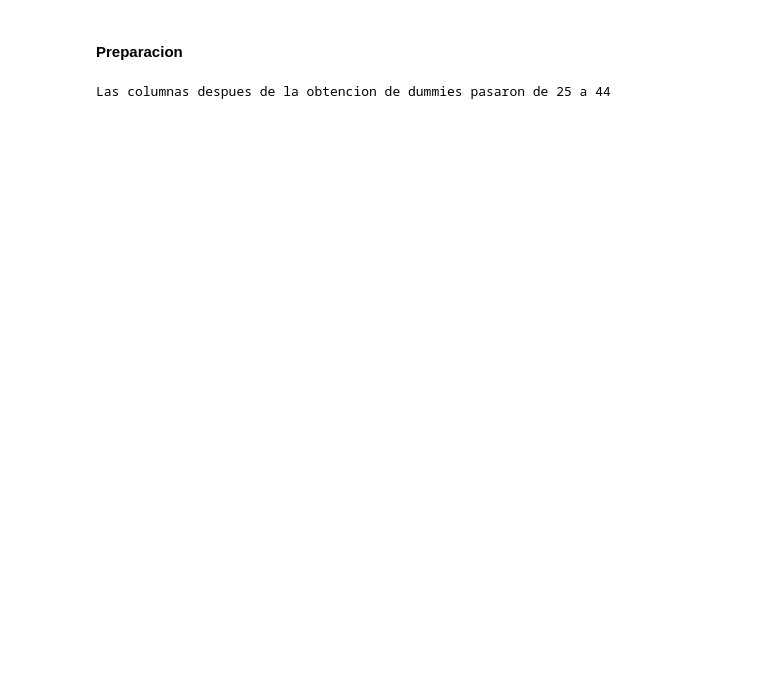
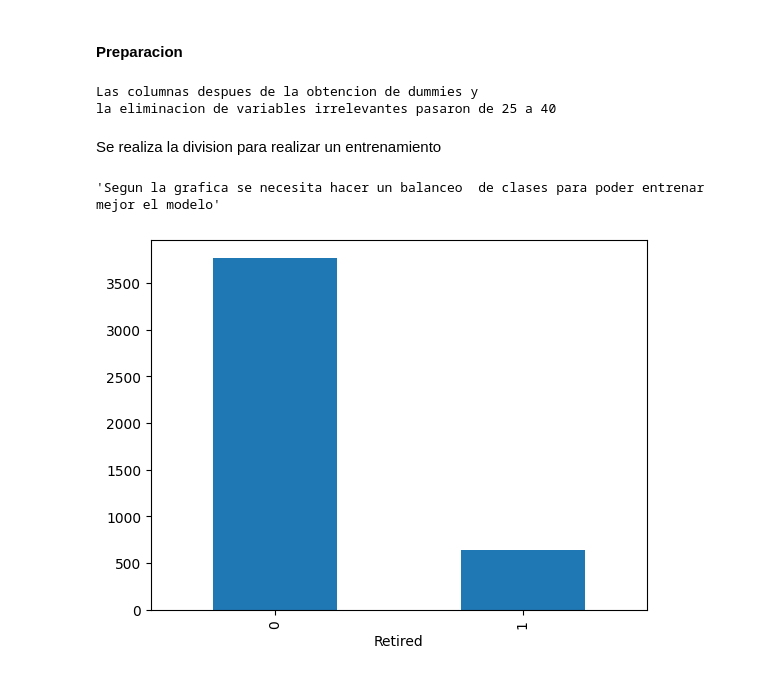
Before and after one commit to DanielGongora28/final_mineria, a Jupyter notebook: training.ipynb, the cells around one changed output. Cells and saved outputs as stored; diff of their text form; code cells hidden in the pictures; blank space fills up the shorter version.

```diff
--- a/training.ipynb
+++ b/training.ipynb
@@ -129,5 +134,7 @@ por lo que las variable irrelevantes para los ejercicios de clasificacion son:
 - `StockOptionLevel`
 
 - `Gender`
+# %%
+to_drop=['DistanceFromHome','JobLevel','StockOptionLevel','Gender']
 # %% [markdown]
 ## Mineria
@@ -160,6 +237,20 @@ dfc[variables_numericas]= min_max_scaler.transform(dfc[variables_numericas])
+# %%
+le = LabelEncoder()
+le.fit(dfc['Retired'])
+dfc['Retired']=le.transform(dfc['Retired'])
 # %%
 print(
-    f'Las columnas despues de la obtencion de dummies pasaron de {data.columns.size} a {dfc.columns.size}'
+    f'Las columnas despues de la obtencion de dummies y\nla eliminacion de variables irrelevantes pasaron de {data.columns.size} a {dfc.columns.size}'
 )
 # %% [output]
-Las columnas despues de la obtencion de dummies pasaron de 25 a 44
+Las columnas despues de la obtencion de dummies y
+la eliminacion de variables irrelevantes pasaron de 25 a 40
+# %% [markdown]
+Se realiza la  division para realizar un entrenamiento
+# %%
+dfc['Retired'].value_counts().plot(kind='bar')
+
+"""Segun la grafica se necesita hacer un balanceo  de clases para poder entrenar mejor el modelo"""
+# %% [output]
+'Segun la grafica se necesita hacer un balanceo  de clases para poder entrenar mejor el modelo'
+[figure, added]
```
Also changed, not shown: parts of 38 cells of this notebook, 2 other files.
